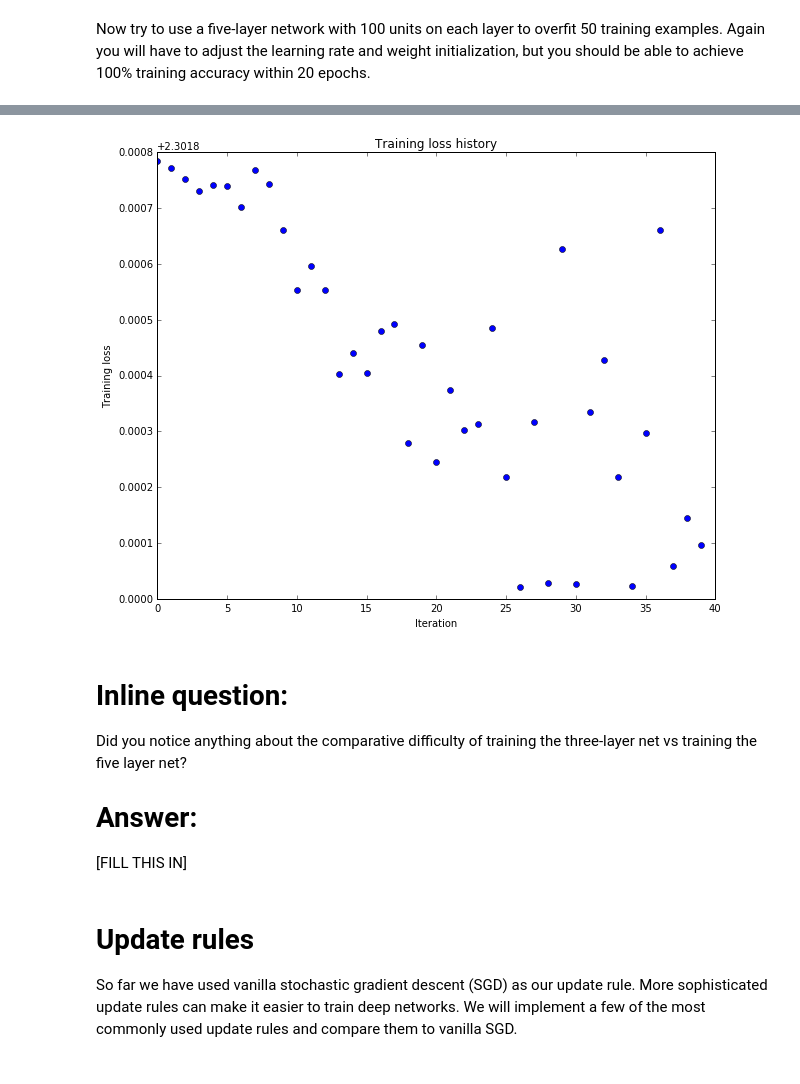
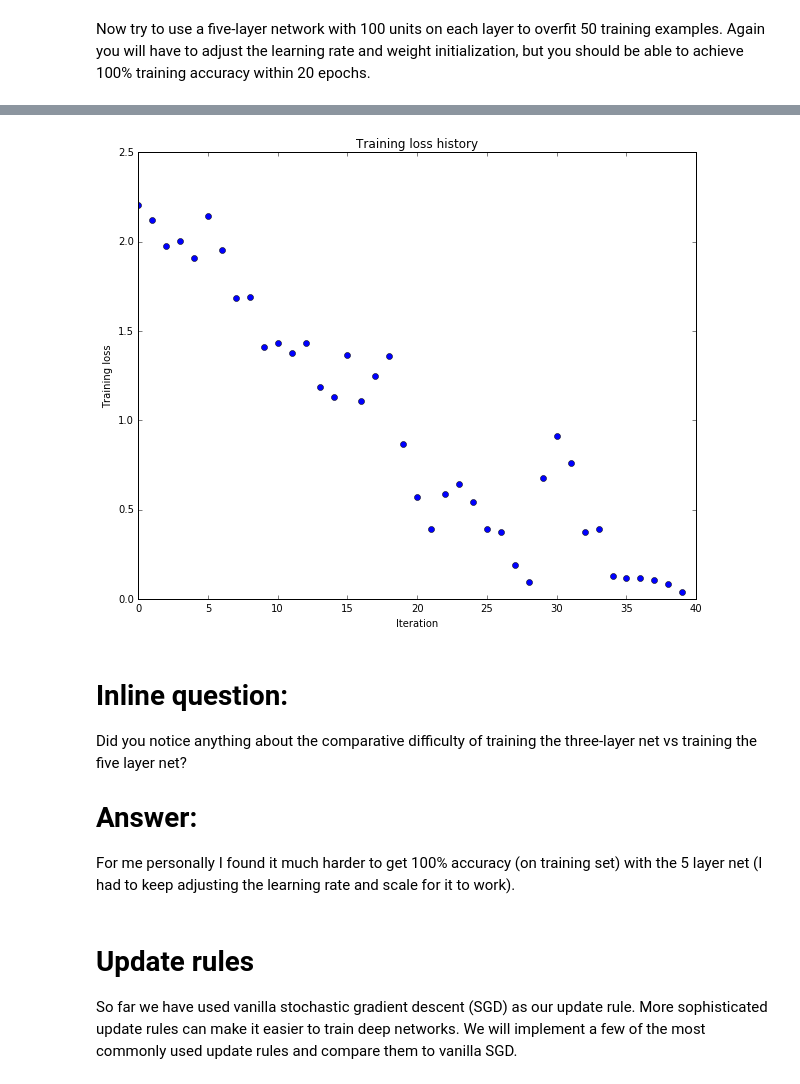
Before and after one commit to agrawalraj/cs294_nn, a Jupyter notebook: assignment2/FullyConnectedNets.ipynb, the cells around one changed output, grey strips where cells are left out. Saved outputs shown, nothing was run; the diff lists cells and outputs as text; code cells hidden in the pictures.

```diff
--- a/assignment2/FullyConnectedNets.ipynb
+++ b/assignment2/FullyConnectedNets.ipynb
@@ -473,8 +475,8 @@ small_data = {
   'y_val': data['y_val'],
 }
 
-learning_rate = 1e-3
-weight_scale = 1e-5
+learning_rate = .03
+weight_scale = .03
 model = FullyConnectedNet([100, 100, 100, 100],
                 weight_scale=weight_scale, dtype=np.float64)
 solver = Solver(model, small_data,
@@ -512,10 +514,11 @@ plt.show()
-[figure, old version]
+[figure, new version]
 # %% [markdown]
 # Inline question:
 Did you notice anything about the comparative difficulty of training the three-layer net vs training the five layer net?
 
 # Answer:
-[FILL THIS IN]
+
+For me personally I found it much harder to get 100% accuracy (on training set) with the 5 layer net (I had to keep adjusting the learning rate and scale for it to work).
 # %% [markdown]
 # Update rules
 So far we have used vanilla stochastic gradient descent (SGD) as our update rule. More sophisticated update rules can make it easier to train deep networks. We will implement a few of the most commonly used update rules and compare them to vanilla SGD.
```
Also changed, not shown: parts of 12 cells of this notebook, 3 other files.
